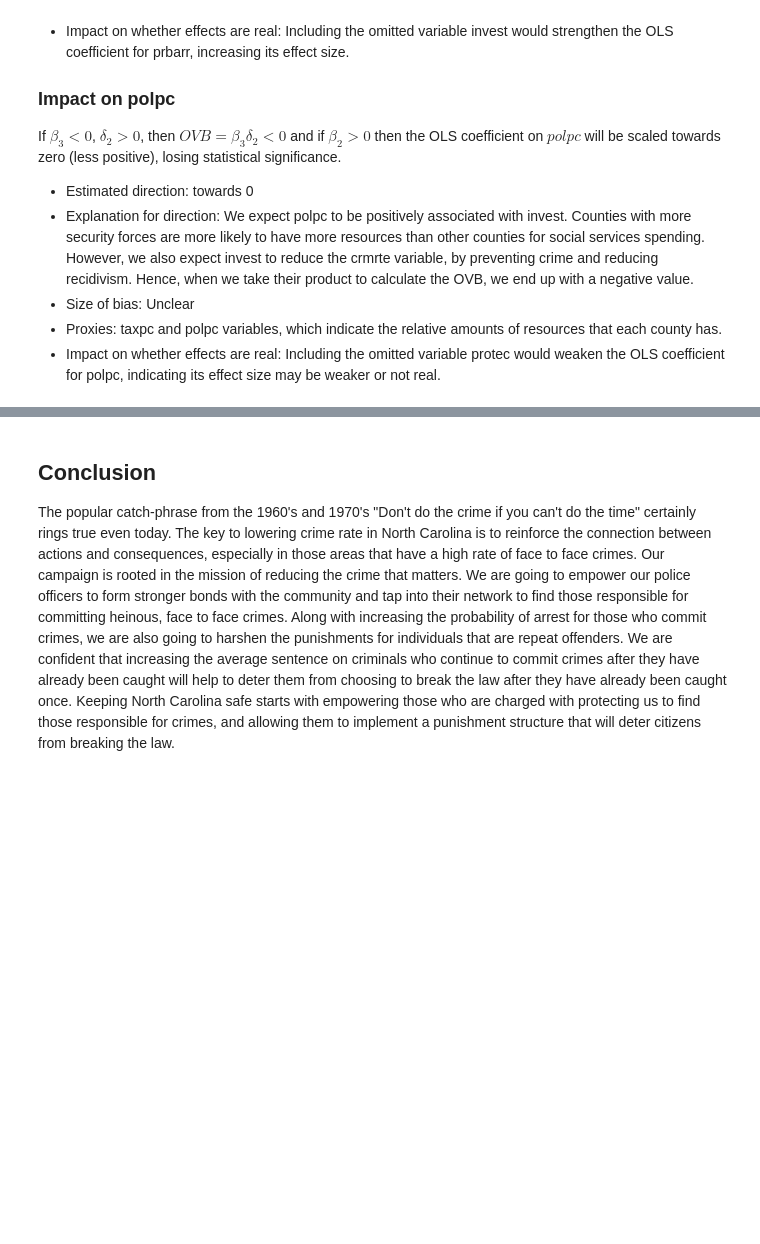
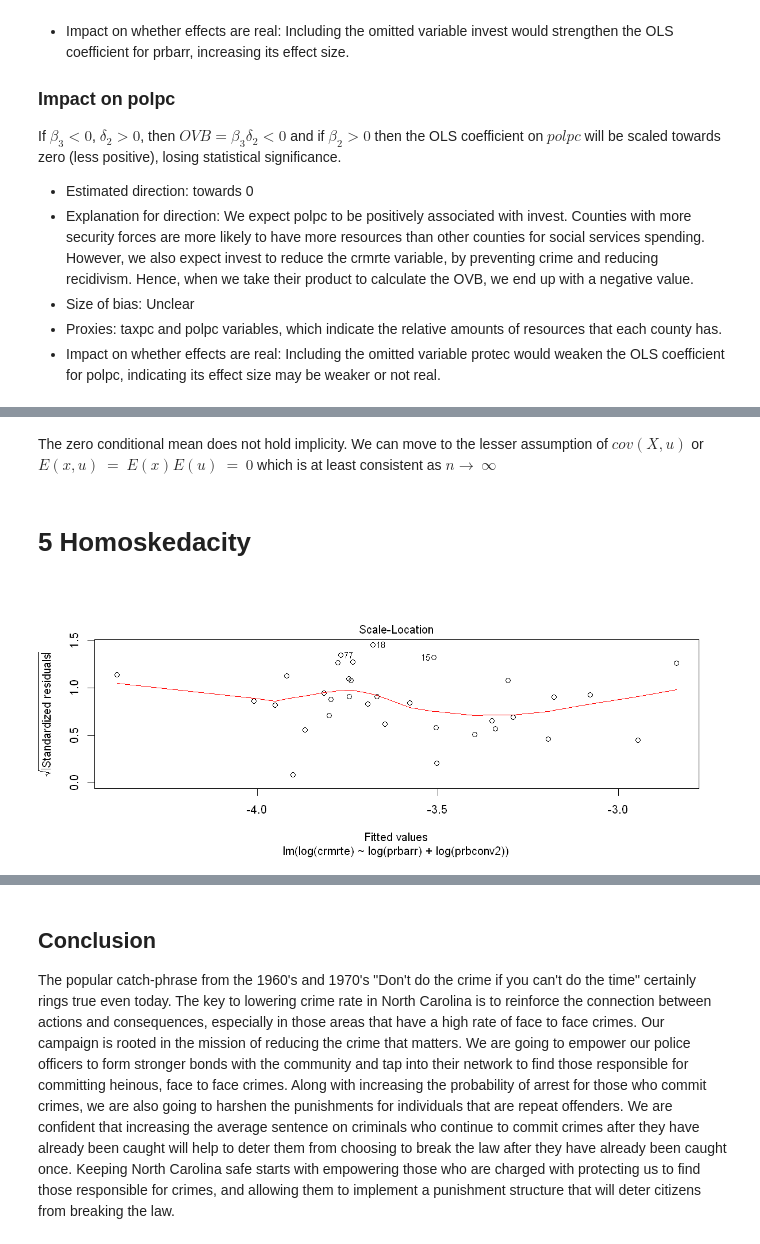
Before and after one commit to keithwerts1/w203_Lab_3, a Jupyter notebook: Lab3_Draft_Darren_Harsh_Keith_Jonathan_Nicole.ipynb, the cells around one changed output, grey strips where cells are left out. Drawn from its saved outputs; the diff is of its cells as text; code cells hidden in the pictures; blank space fills up the shorter version.

Commit message:
CLM Assumptions

```diff
--- a/Lab3_Draft_Darren_Harsh_Keith_Jonathan_Nicole.ipynb
+++ b/Lab3_Draft_Darren_Harsh_Keith_Jonathan_Nicole.ipynb
@@ -707,0 +734,8 @@ If $\beta_3 < 0$, $\delta_2 >0$, then $OVB = \beta_3\delta_2 <0$ and if $\beta_2
+# %% [markdown]
+The zero conditional mean does not hold implicity.  We can move to the lesser assumption of $cov(X, u)$ or $E(x,u) \ = \ E(x)E(u) \ = \ 0$ which is at least consistent as $n \rightarrow \ \infty$
+# %% [markdown]
+# 5 Homoskedacity
+# %%
+plot(model1, which =3)
+# %% [output]
+[figure, added]
```
Also changed, not shown: parts of 11 cells of this notebook.
